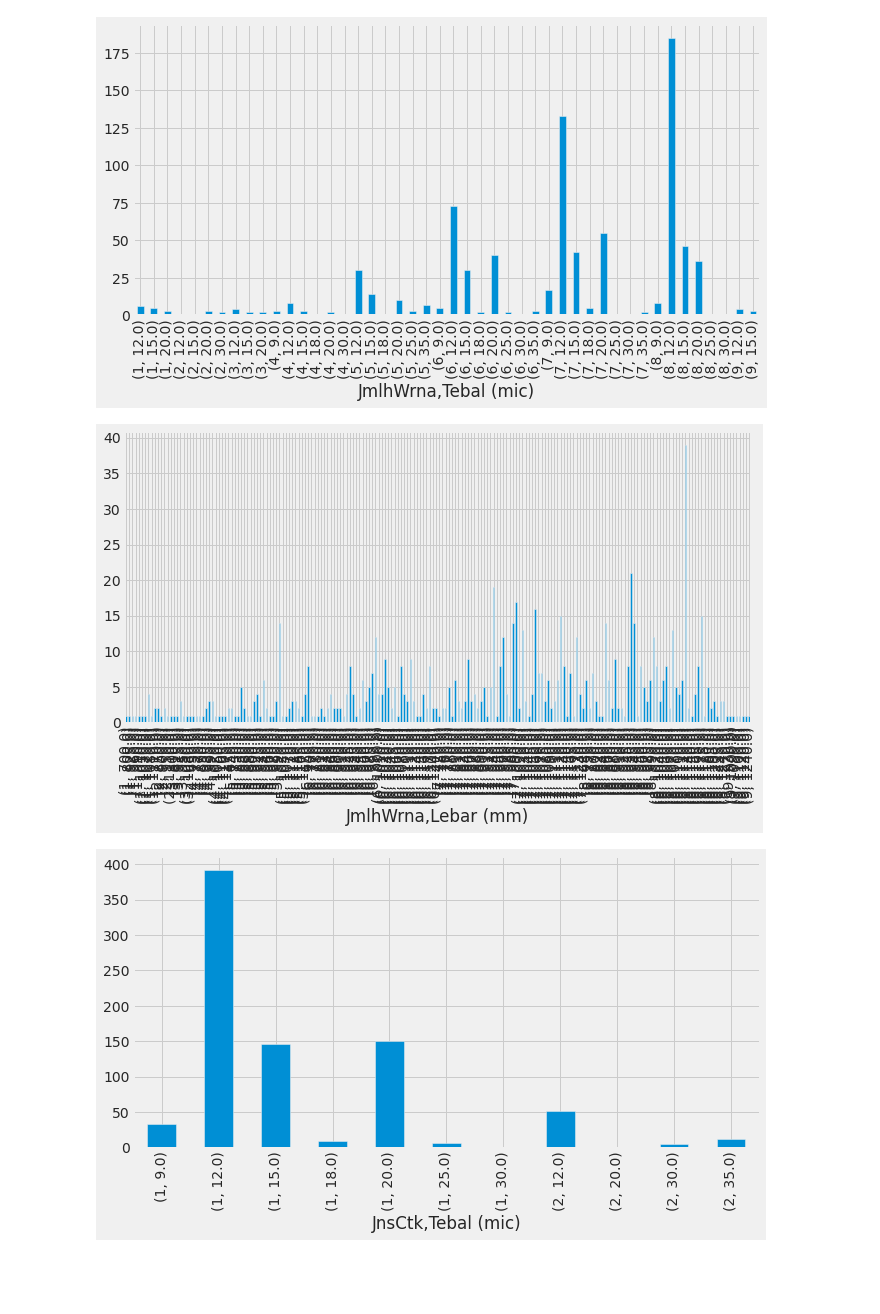
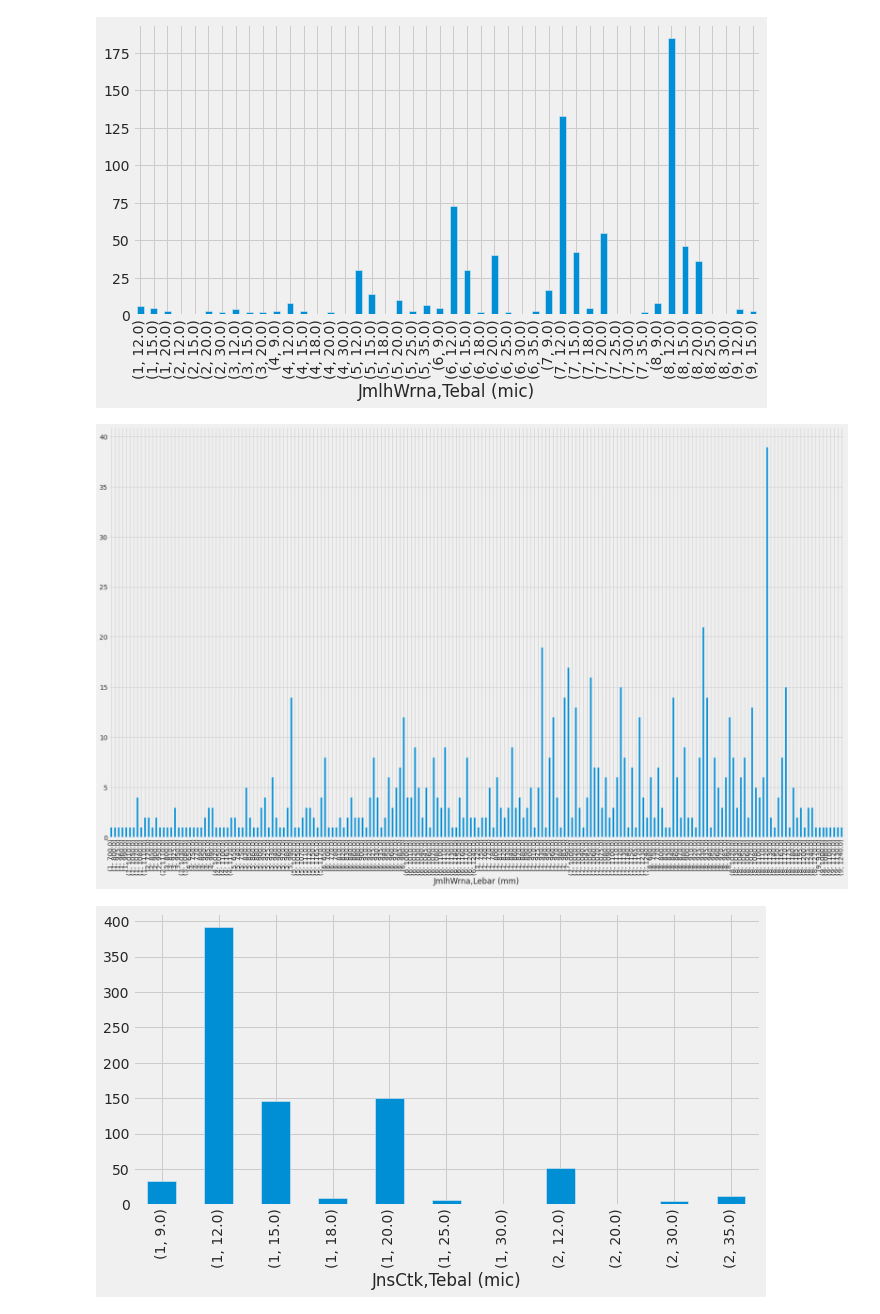
Before and after one commit to rfdyning6/rfdyning6.github.io, a Jupyter notebook: dataproduk.ipynb, the cells around one changed output. Drawn from its saved outputs; the diff is of its cells as text; code cells hidden in the pictures; blank space fills up the shorter version.

```diff
--- a/dataproduk.ipynb
+++ b/dataproduk.ipynb
@@ -206,11 +206,11 @@ plt.show()
 [figure]
 # %%
 import matplotlib.pyplot as plt
-fig = plt.figure(figsize=(10,5))
+fig = plt.figure(figsize=(25,15))
 cat_df.groupby(['JmlhWrna','Lebar (mm)']).JnsBhn.count().plot.bar(ylim=0)
 plt.show()
 # %% [output]
-[figure, old version]
+[figure, new version]
 # %%
 import matplotlib.pyplot as plt
 fig = plt.figure(figsize=(10,5))
```
Also changed, not shown: parts of 1 cell of this notebook.
